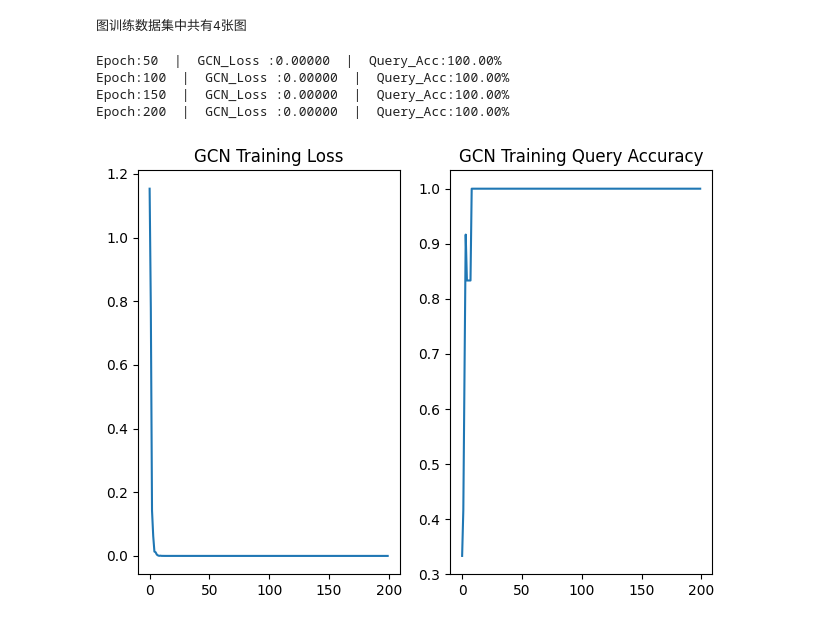
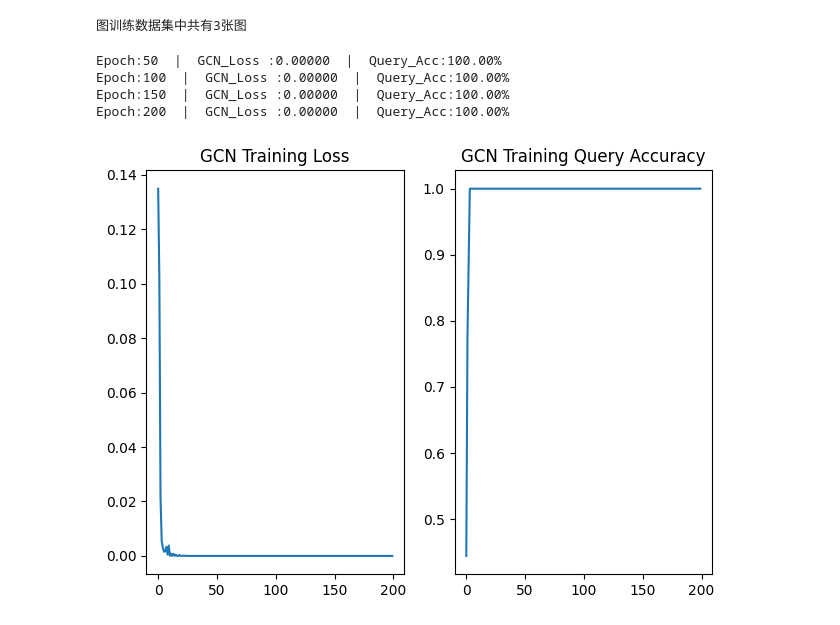
Before and after one commit to L1ndenbaum/GraphConvNetwork, a Jupyter notebook: GraphConv.ipynb, the cells around one changed output. Cells and saved outputs as stored; diff of their text form; code cells hidden in the pictures.

```diff
--- a/GraphConv.ipynb
+++ b/GraphConv.ipynb
@@ -8,7 +8,7 @@ import datasets
 from torch.utils.data import random_split, DataLoader
 import utils, math
 
-mimii_dataset_SNR = 0
+mimii_dataset_SNR = 6
 N, K, query_size = 8, 3, 3
 dataset_transform = 'spectrogram'
 train_test_ratio = 0.1
@@ -211,12 +206,12 @@ def to_graph_dataset(time_cnn:nn.Module, freq_cnn:nn.Module, dataloader:torch.ut
 
         waveforms = torch.stack(waveforms).to(args.device)
         labels = torch.tensor(labels, device=args.device)
-        time_feature_vecs = torch.tensor(10.) * utils.feature_extraction(time_cnn, waveforms)
+        time_feature_vecs = utils.feature_extraction(time_cnn, waveforms)
         del waveforms
         torch.cuda.empty_cache()
 
         freq_waveforms = torch.stack(freq_waveforms).to(args.device)
-        freq_feature_vecs = torch.tensor(10.) * utils.feature_extraction(freq_cnn, freq_waveforms)
+        freq_feature_vecs = utils.feature_extraction(freq_cnn, freq_waveforms)
         del freq_waveforms
         torch.cuda.empty_cache()
 
@@ -236,7 +231,7 @@ time_graph_trainloader = GeometricDataLoader(time_graph_dataset, batch_size=1)
 freq_graph_trainloader = GeometricDataLoader(freq_graph_dataset, batch_size=1)
 print(f"图训练数据集中共有{len(time_graph_trainloader)}张图")
 # %% [output]
-图训练数据集中共有4张图
+图训练数据集中共有3张图
 # %%
 from torch_geometric.nn import GCNConv
 from torch.nn import functional as F
@@ -247,15 +242,13 @@ def gcn_train(ensemble_gcn, time_graph_trainloader, freq_graph_trainloader, quer
     def init_weights(module):
         if isinstance(module, nn.Linear):
             nn.init.xavier_uniform_(module.weight)
-            #nn.init.normal_(module.weight, mean=0, std=1. / (10 ** 0.5))
         elif isinstance(module, torch_geometric.nn.GCNConv):
             nn.init.xavier_uniform_(module.lin.weight)
-            #nn.init.normal_(module.lin.weight, mean=0, std=1. / (10 ** 0.5))
 
     def get_num_correct_query_pred(pred_y, y, query_size):
         return torch.sum(pred_y[-query_size:].argmax(dim=1) == y[-query_size:])
 
-    optimizer = optim.Adam(gcn.parameters(), lr=lr, weight_decay=0.0001) # , weight_decay=0.0001
+    optimizer = optim.Adam(gcn.parameters(), lr=lr)
     scheduler = optim.lr_scheduler.StepLR(optimizer, step_size=100, gamma=0.85)
     loss_function = nn.CrossEntropyLoss()
     gcn.to(args.device).train()
@@ -298,7 +291,7 @@ def gcn_train(ensemble_gcn, time_graph_trainloader, freq_graph_trainloader, quer
     res_folder = f"./Results/{args.N}-way-{args.K}-shots"
     if not os.path.exists(res_folder):
         os.makedirs(res_folder)
-    plt.savefig(os.path.join(res_folder, f"{args.SNR}SNR-gcn-train-res-{args.N}-way-{args.K}-shots-"+args.transform))
+    plt.savefig(os.path.join(res_folder, f"{args.SNR}SNR-gcn-train-res-{args.N}-way-{args.K}-shots"))
 
 """
 GCN架构:
@@ -338,34 +331,34 @@ class EnsembleGCN(nn.Module):
     def forward(self, time_features, edge_index, time_edge_weight,
                 freq_features, freq_edge_weight, labels, num_classes, query_size):
         time_embedding = F.leaky_relu(self.time_gconv(time_features, edge_index, edge_weight=time_edge_weight))
         freq_embedding = F.leaky_relu(self.freq_gconv(freq_features, edge_index, edge_weight=freq_edge_weight))
         concated_features = torch.concat([time_embedding, freq_embedding, self.to_one_hot(labels, num_classes, query_size)], dim=-1)
         with torch.no_grad():
             concated_edge_weight = self.graph_construction(concated_features, num_classes).to(time_embedding.device)
         embedding = F.leaky_relu(self.concat_gconv(concated_features, edge_index, edge_weight=concated_edge_weight))
         out = self.out(embedding)
         return out
 
     def count_parameters(self):
         return sum(p.numel() for p in self.parameters() if p.requires_grad)
 
 
 time_embed_size, freq_embed_size = 512, 384
 gcn_embed_size = 256
 gcn_num_epochs = 200
 gcn_lr = 0.015
 gcn = EnsembleGCN(num_time_features_inputs=time_cnn_num_hidden_channels*2,
                   num_freq_features_inputs=freq_cnn_num_hidden_channels*2,
                   time_embed_size=time_embed_size, freq_embed_size=freq_embed_size,
                   embed_size=gcn_embed_size, num_classes_output=args.N)
 gcn_train(gcn, time_graph_trainloader, freq_graph_trainloader, query_size,
             num_epochs=gcn_num_epochs, lr=gcn_lr, args=args)
 # %% [output]
 Epoch:50  |  GCN_Loss :0.00000  |  Query_Acc:100.00%
 Epoch:100  |  GCN_Loss :0.00000  |  Query_Acc:100.00%
 Epoch:150  |  GCN_Loss :0.00000  |  Query_Acc:100.00%
 Epoch:200  |  GCN_Loss :0.00000  |  Query_Acc:100.00%
-[figure, old version]
+[figure, new version]
 # %%
 test_time_graphs, test_freq_graphs = to_graph_dataset(time_cnn, freq_cnn, test_loader, args)
 test_time_graph_dataset = datasets.GraphDataset(graphs=test_time_graphs)
```
Also changed, not shown: parts of 4 cells of this notebook, 7 other files.
